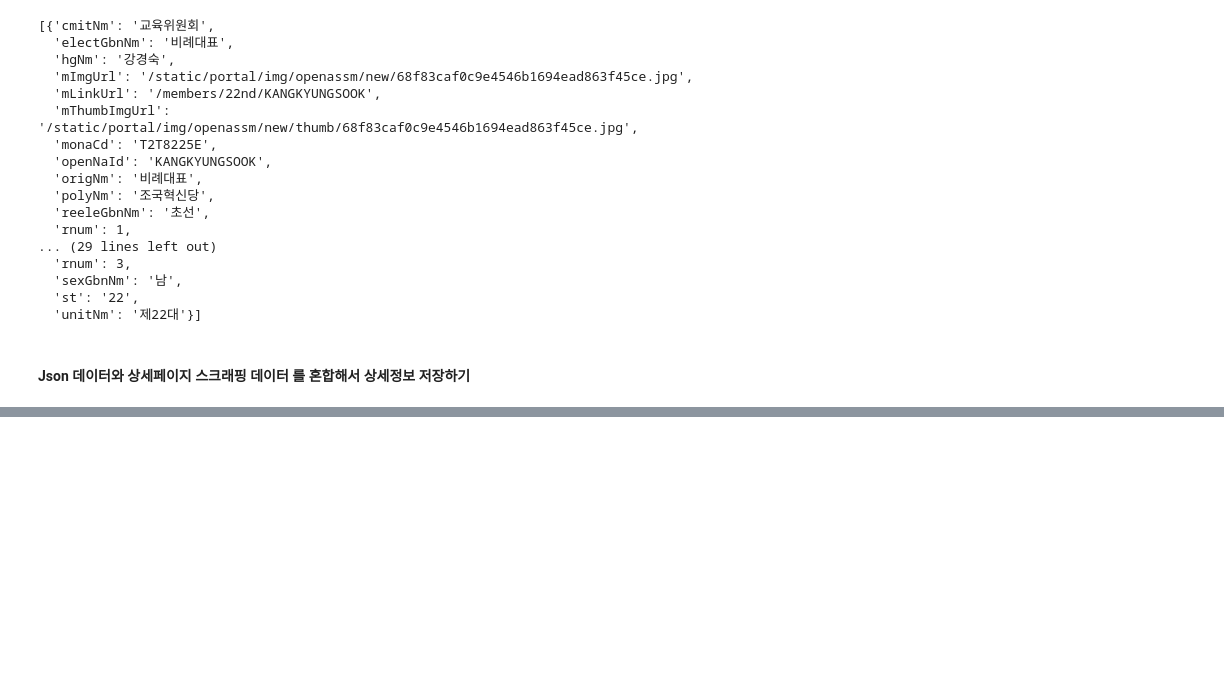
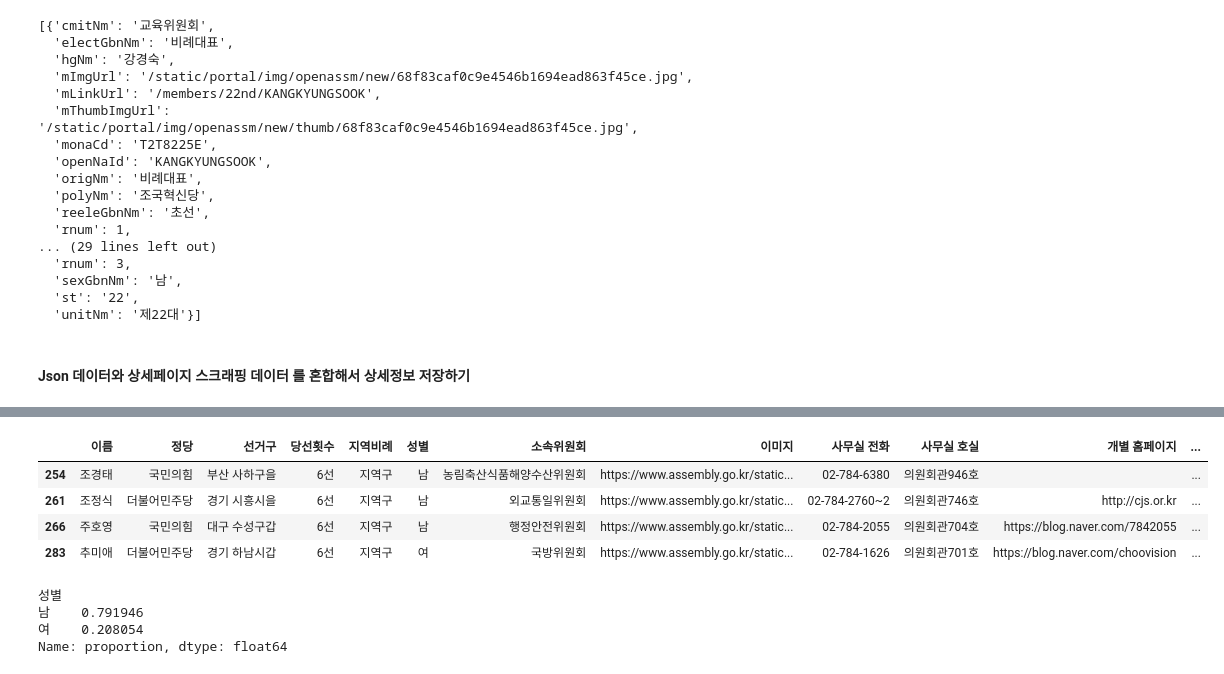
Before and after one commit to SK-Shieldus-Rookies-4/SK-Shieldus-Rookies_Study, a Jupyter notebook: study/Data_Analysis/Python_WebScraping_Analysis/05.국회의원현황_New2025.ipynb, the cells around one changed output, grey strips where cells are left out. Saved outputs shown, nothing was run; the diff lists cells and outputs as text; code cells hidden in the pictures; blank space fills up the shorter version.

```diff
--- a/study/Data_Analysis/Python_WebScraping_Analysis/05.국회의원현황_New2025.ipynb
+++ b/study/Data_Analysis/Python_WebScraping_Analysis/05.국회의원현황_New2025.ipynb
@@ -163,0 +241,15 @@ True 3 https://www.assembly.go.kr/members/22nd/KANGDEUKGU
+# %%
+member_df.loc[member_df['당선횟수'] == '6선']
+# %% [output]
+|  | 이름 | 정당 | 선거구 | 당선횟수 | 지역비례 | 성별 | 소속위원회 | 이미지 | 사무실 전화 | 사무실 호실 | 개별 홈페이지 | ... |
+| 254 | 조경태 | 국민의힘 | 부산 사하구을 | 6선 | 지역구 | 남 | 농림축산식품해양수산위원회 | https://www.assembly.go.kr/static... | 02-784-6380 | 의원회관946호 |  | ... |
+| 261 | 조정식 | 더불어민주당 | 경기 시흥시을 | 6선 | 지역구 | 남 | 외교통일위원회 | https://www.assembly.go.kr/static... | 02-784-2760~2 | 의원회관746호 | http://cjs.or.kr | ... |
+| 266 | 주호영 | 국민의힘 | 대구 수성구갑 | 6선 | 지역구 | 남 | 행정안전위원회 | https://www.assembly.go.kr/static... | 02-784-2055 | 의원회관704호 | https://blog.naver.com/7842055 | ... |
+| 283 | 추미애 | 더불어민주당 | 경기 하남시갑 | 6선 | 지역구 | 여 | 국방위원회 | https://www.assembly.go.kr/static... | 02-784-1626 | 의원회관701호 | https://blog.naver.com/choovision | ... |
+# %%
+member_df['성별'].value_counts(normalize=True)
+# %% [output]
+성별
+남    0.791946
+여    0.208054
+Name: proportion, dtype: float64
```
Also changed, not shown: parts of 12 cells of this notebook.
